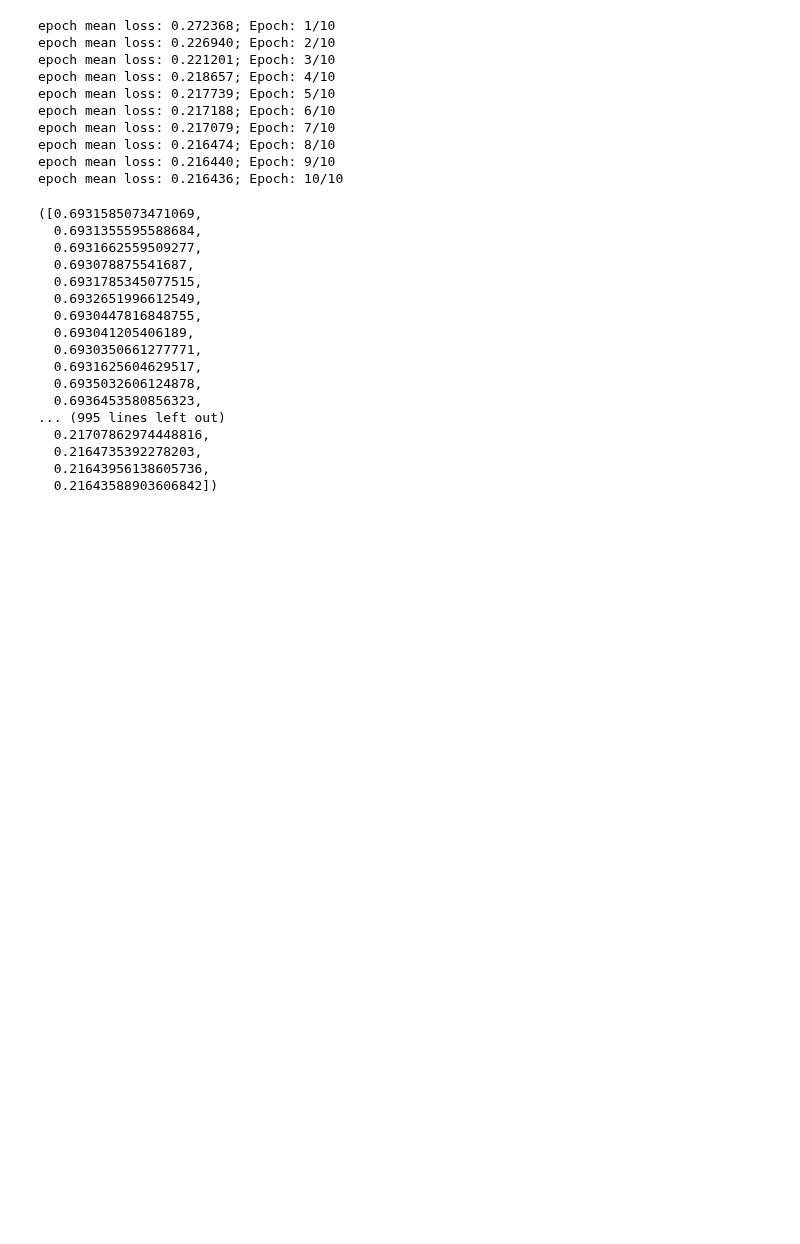
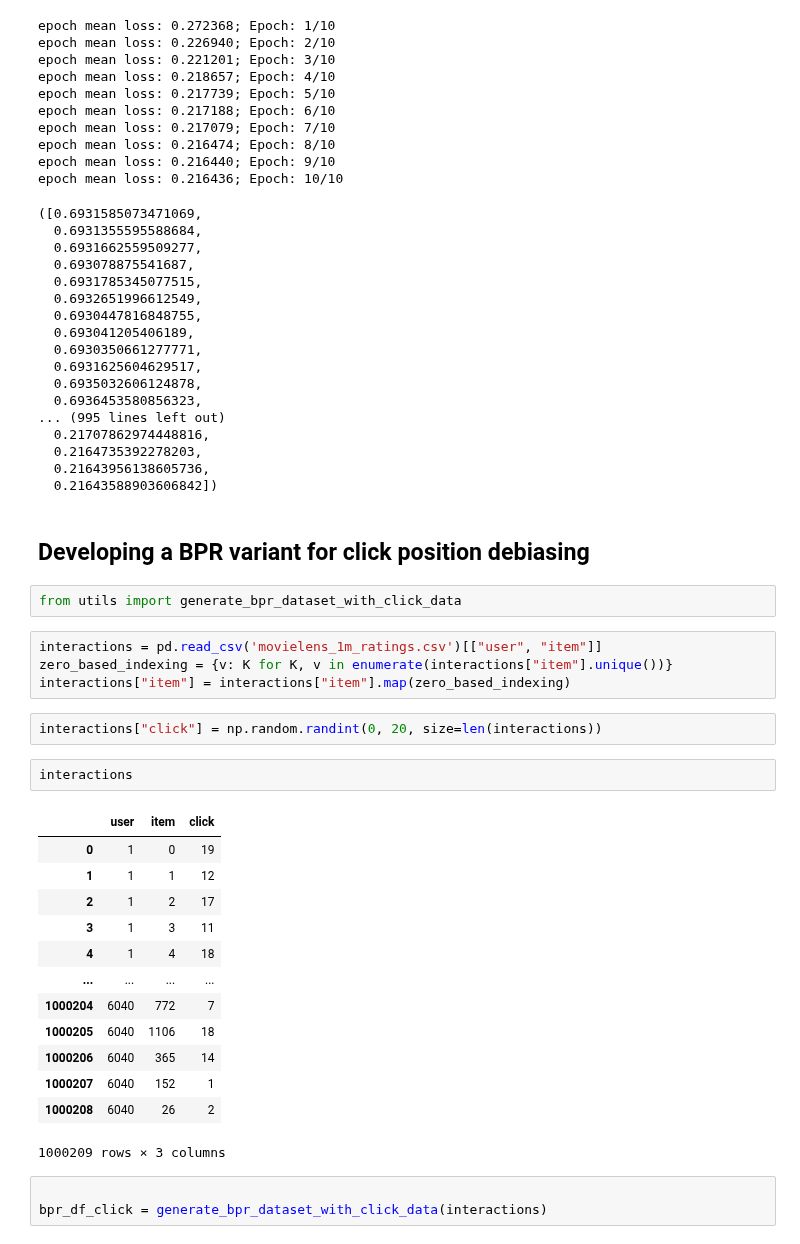
Before and after one commit to caiotda/bpr-mf, a Jupyter notebook: playground.ipynb, the cells around one changed output. Saved outputs shown, nothing was run; the diff lists cells and outputs as text; blank space fills up the shorter version.

```diff
--- a/playground.ipynb
+++ b/playground.ipynb
@@ -162,3 +162,32 @@ epoch mean loss: 0.216436; Epoch: 10/10
   0.2164735392278203,
   0.21643956138605736,
   0.21643588903606842])
+# %% [markdown]
+## Developing a BPR variant for click position debiasing
+# %%
+from utils import generate_bpr_dataset_with_click_data
+# %%
+interactions = pd.read_csv('movielens_1m_ratings.csv')[["user", "item"]]
+zero_based_indexing = {v: K for K, v in enumerate(interactions["item"].unique())}
+interactions["item"] = interactions["item"].map(zero_based_indexing)
+# %%
+interactions["click"] = np.random.randint(0, 20, size=len(interactions))
+# %%
+interactions
+# %% [output]
+|  | user | item | click |
+| 0 | 1 | 0 | 19 |
+| 1 | 1 | 1 | 12 |
+| 2 | 1 | 2 | 17 |
+| 3 | 1 | 3 | 11 |
+| 4 | 1 | 4 | 18 |
+| ... | ... | ... | ... |
+| 1000204 | 6040 | 772 | 7 |
+| 1000205 | 6040 | 1106 | 18 |
+| 1000206 | 6040 | 365 | 14 |
+| 1000207 | 6040 | 152 | 1 |
+| 1000208 | 6040 | 26 | 2 |
+1000209 rows × 3 columns
+# %%
+
+bpr_df_click = generate_bpr_dataset_with_click_data(interactions)
```
Also changed, not shown: parts of 7 cells of this notebook, 1 other file.
